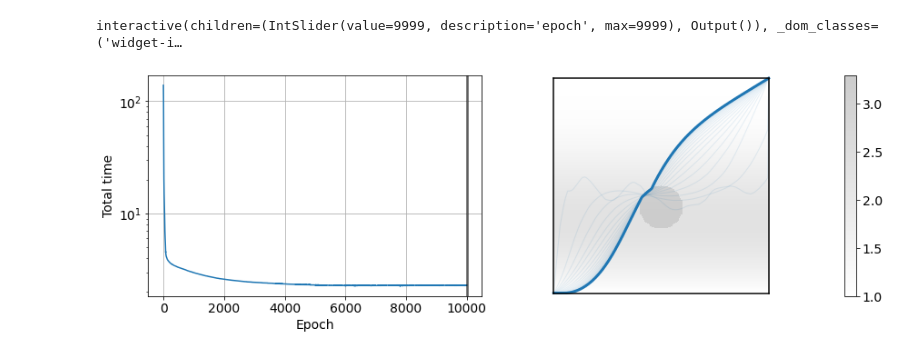
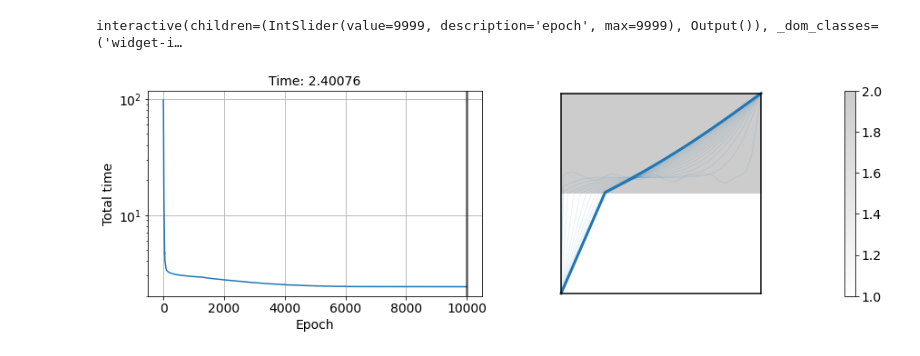
Before and after one commit to tianyikillua/fermat, a Jupyter notebook: fermat.ipynb, the cells around one changed output. Cells and saved outputs as stored; diff of their text form; code cells hidden in the pictures.

```diff
--- a/fermat.ipynb
+++ b/fermat.ipynb
@@ -32,23 +30,28 @@ y0 = torch.tensor(0.0)
 y1 = torch.tensor(1.0)
 n_epoch = 10000
 
+
 def refraction_index(x, y):
     # return torch.where(y < 0.5, 1, 1)
-    # return torch.where(y < 0.7, 1, 2)
+    return torch.where(y < 0.5, 1, 2)
     # return torch.maximum(1 + y**2, torch.zeros_like(y))
-    r = torch.sqrt((x - 0.5) ** 2 + (y - 0.4) ** 2)
+    # r = torch.sqrt((x - 0.5) ** 2 + (y - 0.4) ** 2)
     # r = torch.sqrt(torch.abs(x - 0.5) ** 2 + torch.abs(y - 0.4) ** 2)
-    return torch.where(r < 0.1, 2, 1) + torch.abs(torch.sin(np.pi * y) + 0.5 * torch.sin(2 * np.pi * y))
+    # return torch.where(r < 0.1, 2, 1) + torch.abs(
+    #     torch.sin(np.pi * y) + 0.5 * torch.sin(2 * np.pi * y)
+    # )
+
 
 def compute_time(y):
     y = torch.hstack([y0, y, y1])
     dy = torch.diff(y)
-    ds = torch.sqrt(dx ** 2 + dy ** 2)
+    ds = torch.sqrt(dx**2 + dy**2)
     x_c = 0.5 * (x[:-1] + x[1:])
     y_c = 0.5 * (y[:-1] + y[1:])
     n = refraction_index(x_c, y_c)
     dt = n * ds
     return dt.sum()
+
 
 def train(verbose=False):
     loss_history = []
@@ -84,7 +87,7 @@ ax[0].set_xlabel("Epoch")
 ax[0].set_ylabel("Total time")
 
 y = np.hstack([y0, y_history[0], y1])
-line, = ax[1].plot(x.numpy(), y, linewidth=3)
+(line,) = ax[1].plot(x.numpy(), y, linewidth=3)
 
 for epoch in range(100, n_epoch, int(n_epoch / 20)):
     y = np.hstack([y0, y_history[epoch], y1])
@@ -92,32 +95,35 @@ for epoch in range(100, n_epoch, int(n_epoch / 20)):
 
 xx, yy = torch.meshgrid(x, x, indexing="ij")
 nn = refraction_index(xx, yy)
 c = ax[1].pcolormesh(xx.numpy(), yy.numpy(), nn.numpy(), cmap="binary", alpha=0.2)
 fig.colorbar(c)
 ax[1].plot([0, 1], [0, 0], "k-")
 ax[1].plot([0, 0], [0, 1], "k-")
 ax[1].plot([0, 1], [1, 1], "k-")
 ax[1].plot([1, 1], [0, 1], "k-")
 
 # ax[1].grid()
 # ax[1].title(f"Epoch {epoch:d}")
 ax[1].axis("equal")
 ax[1].axis("off")
 # ax[1].show()
 
 fig.canvas.toolbar_visible = False
 fig.canvas.header_visible = False
 fig.canvas.footer_visible = False
 fig.canvas.resizable = False
 
 
 def plot(epoch):
     y = np.hstack([y0, y_history[epoch], y1])
     line.set_ydata(y)
     line_v.set_xdata([epoch, epoch])
+    ax[0].set_title("Time: %g" % loss_history[epoch])
 
 
-ipywidgets.interact(plot, epoch=ipywidgets.IntSlider(min=0, max=n_epoch - 1, step=1, value=n_epoch - 1));
+ipywidgets.interact(
+    plot, epoch=ipywidgets.IntSlider(min=0, max=n_epoch - 1, step=1, value=n_epoch - 1)
+);
 # %% [output]
 interactive(children=(IntSlider(value=9999, description='epoch', max=9999), Output()), _dom_classes=('widget-i…
-[figure, old version]
+[figure, new version]
```
Also changed, not shown: parts of 1 cell of this notebook.
